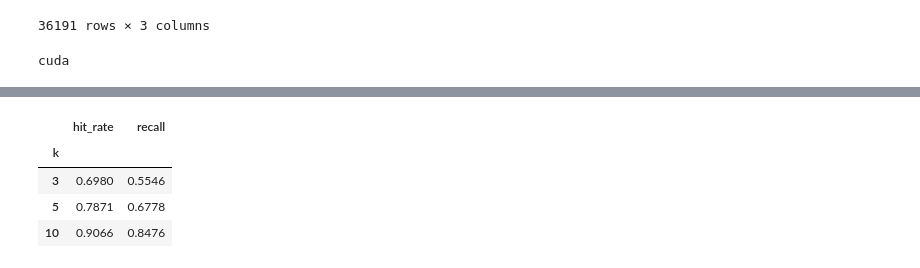
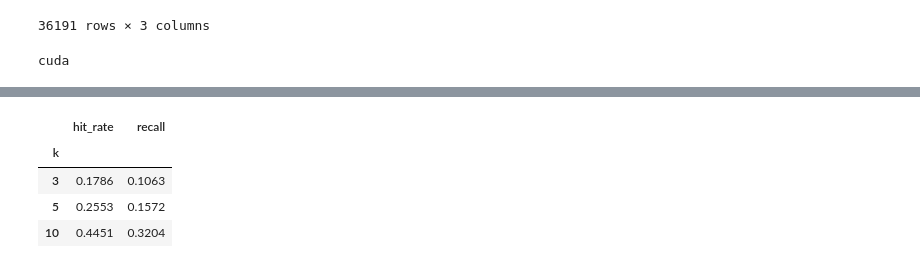
Before and after one commit to rik1599/playngo_challenge_generator, a Jupyter notebook: notebooks/EarthDay_NFM.ipynb, the cells around one changed output, grey strips where cells are left out. Cells and saved outputs as stored; diff of their text form; code cells hidden in the pictures.

```diff
--- a/notebooks/EarthDay_NFM.ipynb
+++ b/notebooks/EarthDay_NFM.ipynb
@@ -243,3 +232,7 @@ train(model, loss, optimizer, data_loader, num_epochs=10)
+# %%
+class RandomRanker:
+    def __call__(self, user_id: torch.Tensor, item_id: torch.Tensor):
+        return torch.rand(user_id.size(0)).view(-1)
 # %%
 class Recommender:
     def __init__(self, model, user_missions_matrix: pd.DataFrame) -> None:
@@ -280,8 +292,10 @@ def evaluate(recommender: Recommender, test_dataset: pd.DataFrame, top_k=10):
 # %%
-pd.DataFrame([[k, *evaluate(recommender, test_dataset, k)] for k in [3, 5, 10]], columns=['k', 'hit_rate', 'recall']).set_index('k').round(4)
+random_recommender = Recommender(RandomRanker(), user_missions_matrix)
+
+pd.DataFrame([[k, *evaluate(random_recommender, test_dataset, k)] for k in [3, 5, 10]], columns=['k', 'hit_rate', 'recall']).set_index('k').round(4)
 # %% [output]
 |  | hit_rate | recall |
 | k |  |  |
-| 3 | 0.6980 | 0.5546 |
-| 5 | 0.7871 | 0.6778 |
-| 10 | 0.9066 | 0.8476 |
+| 3 | 0.1786 | 0.1063 |
+| 5 | 0.2553 | 0.1572 |
+| 10 | 0.4451 | 0.3204 |
```
Also changed, not shown: parts of 3 cells of this notebook, 2 other files.
